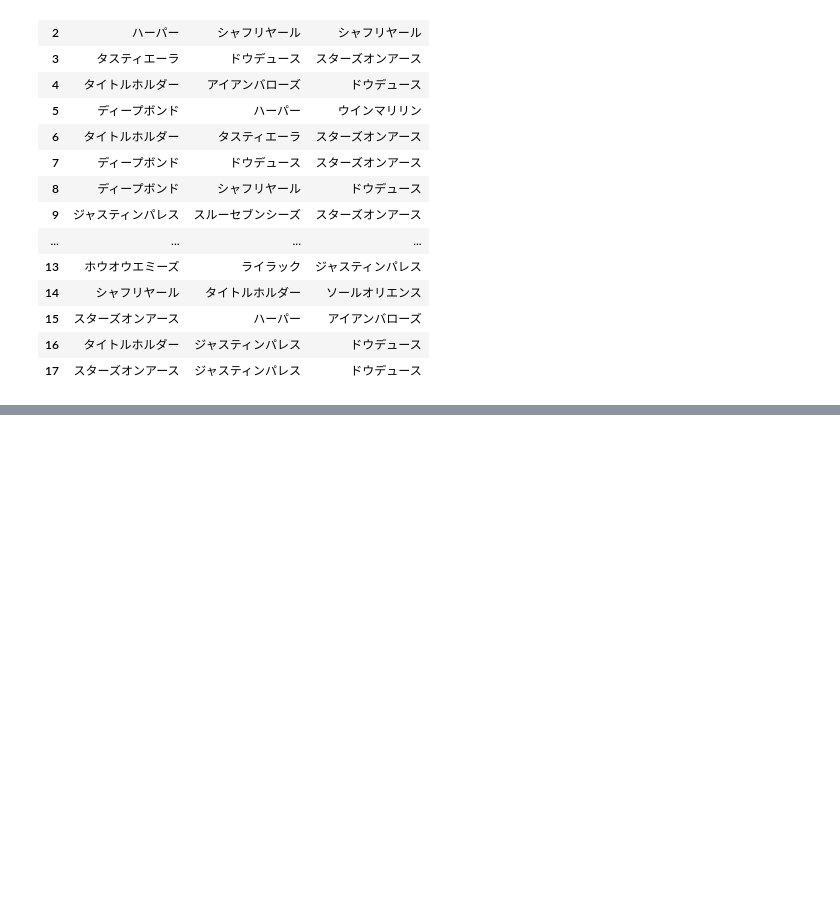
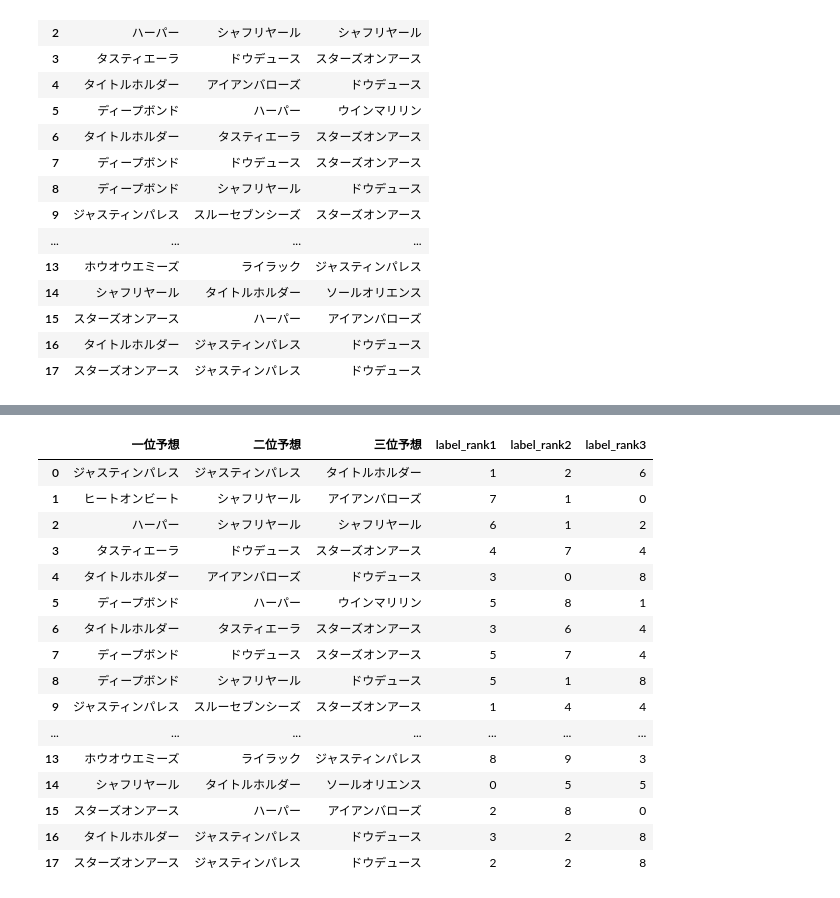
Before and after one commit to IshimaruNozomi/DSP2_Last, a Jupyter notebook: MD.ipynb, the cells around one changed output, grey strips where cells are left out. Saved outputs shown, nothing was run; the diff lists cells and outputs as text; code cells hidden in the pictures; blank space fills up the shorter version.

```diff
--- a/MD.ipynb
+++ b/MD.ipynb
@@ -91,0 +138,26 @@ df2
+# %%
+label_rank1 = le.fit_transform(df2["一位予想"].values)
+label_rank2 = le.fit_transform(df2["二位予想"].values)
+label_rank3 = le.fit_transform(df2["三位予想"].values)
+df2['label_rank1']=label_rank1
+df2['label_rank2']=label_rank2
+df2['label_rank3']=label_rank3
+df2
+# %% [output]
+|  | 一位予想 | 二位予想 | 三位予想 | label_rank1 | label_rank2 | label_rank3 |
+| 0 | ジャスティンパレス | ジャスティンパレス | タイトルホルダー | 1 | 2 | 6 |
+| 1 | ヒートオンビート | シャフリヤール | アイアンバローズ | 7 | 1 | 0 |
+| 2 | ハーパー | シャフリヤール | シャフリヤール | 6 | 1 | 2 |
+| 3 | タスティエーラ | ドウデュース | スターズオンアース | 4 | 7 | 4 |
+| 4 | タイトルホルダー | アイアンバローズ | ドウデュース | 3 | 0 | 8 |
+| 5 | ディープボンド | ハーパー | ウインマリリン | 5 | 8 | 1 |
+| 6 | タイトルホルダー | タスティエーラ | スターズオンアース | 3 | 6 | 4 |
+| 7 | ディープボンド | ドウデュース | スターズオンアース | 5 | 7 | 4 |
+| 8 | ディープボンド | シャフリヤール | ドウデュース | 5 | 1 | 8 |
+| 9 | ジャスティンパレス | スルーセブンシーズ | スターズオンアース | 1 | 4 | 4 |
+| ... | ... | ... | ... | ... | ... | ... |
+| 13 | ホウオウエミーズ | ライラック | ジャスティンパレス | 8 | 9 | 3 |
+| 14 | シャフリヤール | タイトルホルダー | ソールオリエンス | 0 | 5 | 5 |
+| 15 | スターズオンアース | ハーパー | アイアンバローズ | 2 | 8 | 0 |
+| 16 | タイトルホルダー | ジャスティンパレス | ドウデュース | 3 | 2 | 8 |
+| 17 | スターズオンアース | ジャスティンパレス | ドウデュース | 2 | 2 | 8 |
```
Also changed, not shown: parts of 30 cells of this notebook.
